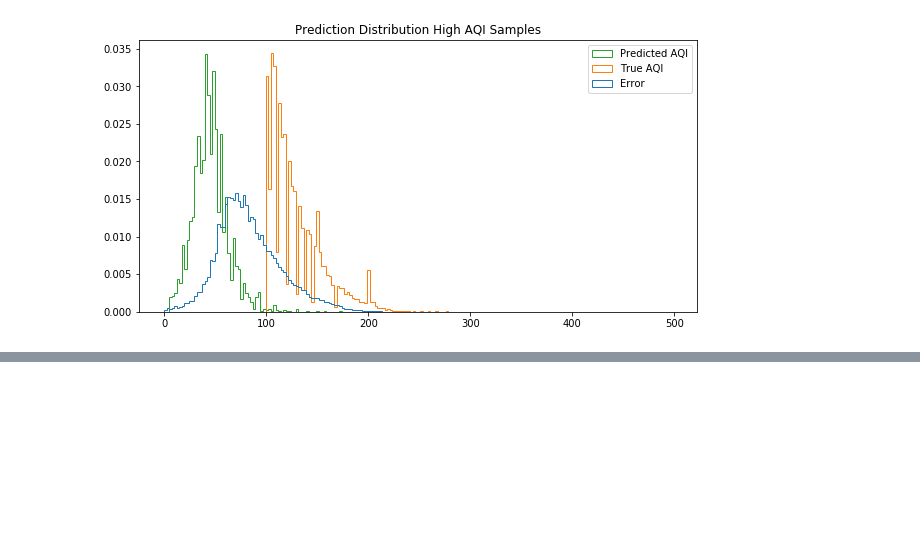
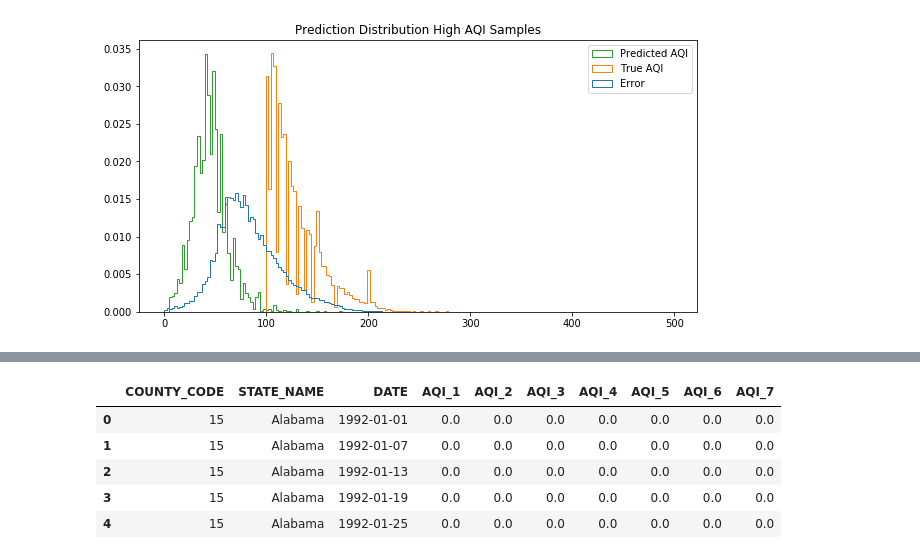
Before and after one commit to pohsienhsu/FireWatch, a Jupyter notebook: Regression AQI.ipynb, the cells around one changed output, grey strips where cells are left out. Drawn from its saved outputs; the diff is of its cells as text; code cells hidden in the pictures; blank space fills up the shorter version.

```diff
--- a/Regression AQI.ipynb
+++ b/Regression AQI.ipynb
@@ -11,3 +16,4 @@ import matplotlib.pyplot as plt
 # %%
 aqi_df = pd.read_csv('datasets/aqi_augmented.csv', index_col = 0)
+aqi_df['DATE'] = pd.to_datetime(aqi_df['DATE'])
 aqi_df.head()
@@ -95,7 +109,7 @@ dtype: int64
 # random forest way too slow... RandomForestRegressor(n_estimators=1, max_depth=20, random_state=42, verbose=True)
 # lasso faster linear_model.Lasso(alpha=0.1)
 # linear regression fast linear_model.LinearRegression()
-def build_k_day_classifier(aqi_df, clf = linear_model.Lasso(alpha=0.3), k=1):
+def build_k_day_regressor(aqi_df, clf = linear_model.Lasso(alpha=0.3), k=1):
     # find feature columns and label column
     cols = set(aqi_df.columns)
     features = list(cols - ({'STATE_NAME', 'COUNTY_CODE', 'DATE'} | {f'AQI_{i}_DAY_OFFSET' for i in range(1,8)}))
@@ -129,7 +143,7 @@ def build_k_day_classifier(aqi_df, clf = linear_model.Lasso(alpha=0.3), k=1):
 
     return clf,  y[indices[:split]], y_train_pred, y[indices[split:]], y_test_pred, features
 model_name = 'lasso'
-clf, y_train, y_train_pred, y_test, y_test_pred, features = build_k_day_classifier(aqi_df)
+clf, y_train, y_train_pred, y_test, y_test_pred, features = build_k_day_regressor(aqi_df)
 # %% [output]
 Training took 22.66 sec
 Evaluation took 20.89 sec
@@ -229,3 +243,15 @@ plt.show()
 # %% [output]
 (75249, 3)
 [figure]
+# %%
+# make a matrix of just the features, and onehot encode the state
+cols = set(aqi_df.columns)
+features = list(cols - ({'STATE_NAME', 'COUNTY_CODE', 'DATE'} | {f'AQI_{i}_DAY_OFFSET' for i in range(1,8)}))
+X = scipy.sparse.csr_matrix(aqi_df[features].values)
+
+oheS = OneHotEncoder()
+oheState = oheS.fit_transform(aqi_df['STATE_NAME'].values.reshape(-1,1))
+oheM = OneHotEncoder(categories='auto')
+oheMonth = oheM.fit_transform(aqi_df['DATE'].dt.month.values.reshape(-1,1))
+features_all = features + list(oheS.categories_[0]) + list(oheM.categories_[0])
+X = hstack([X, oheState, oheMonth], format = 'csr')
@@ -231,0 +318,8 @@ plt.show()
+# %%
+def trim_percent(y, percent):
+    # returns mask of y to remove top percent data
+    trim = int(percent*y.shape[0]/100.0)
+    order = y.argsort()
+    mask = np.zeros_like(y, dtype = bool)
+    mask[order[-trim:]] = 1
+    return mask
@@ -231,0 +470,9 @@ plt.show()
+# %%
+output_df.head()
+# %% [output]
+|  | COUNTY_CODE | STATE_NAME | DATE | AQI_1 | AQI_2 | AQI_3 | AQI_4 | AQI_5 | AQI_6 | AQI_7 |
+| 0 | 15 | Alabama | 1992-01-01 | 0.0 | 0.0 | 0.0 | 0.0 | 0.0 | 0.0 | 0.0 |
+| 1 | 15 | Alabama | 1992-01-07 | 0.0 | 0.0 | 0.0 | 0.0 | 0.0 | 0.0 | 0.0 |
+| 2 | 15 | Alabama | 1992-01-13 | 0.0 | 0.0 | 0.0 | 0.0 | 0.0 | 0.0 | 0.0 |
+| 3 | 15 | Alabama | 1992-01-19 | 0.0 | 0.0 | 0.0 | 0.0 | 0.0 | 0.0 | 0.0 |
+| 4 | 15 | Alabama | 1992-01-25 | 0.0 | 0.0 | 0.0 | 0.0 | 0.0 | 0.0 | 0.0 |
```
Also changed, not shown: parts of 17 cells of this notebook, 34 other files.
